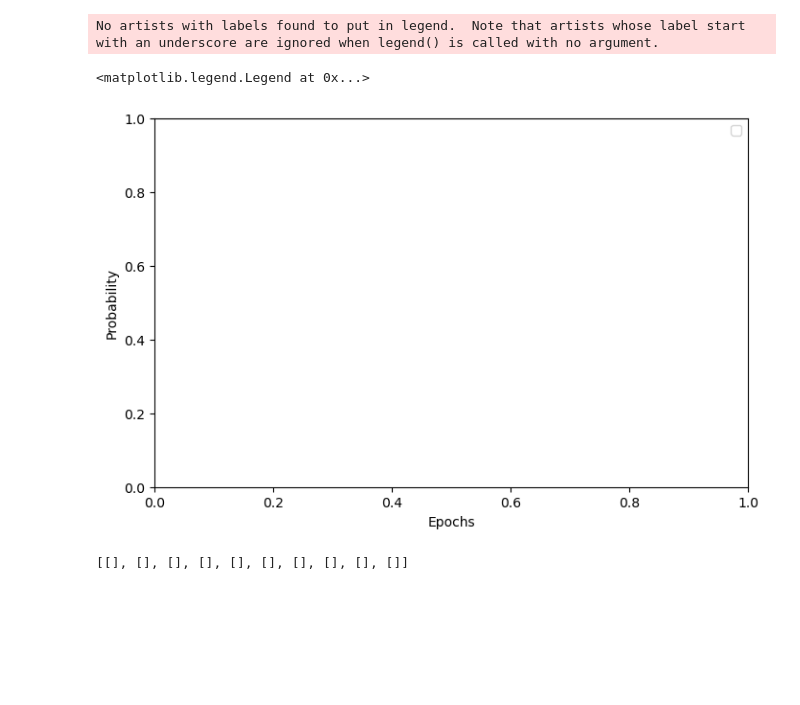
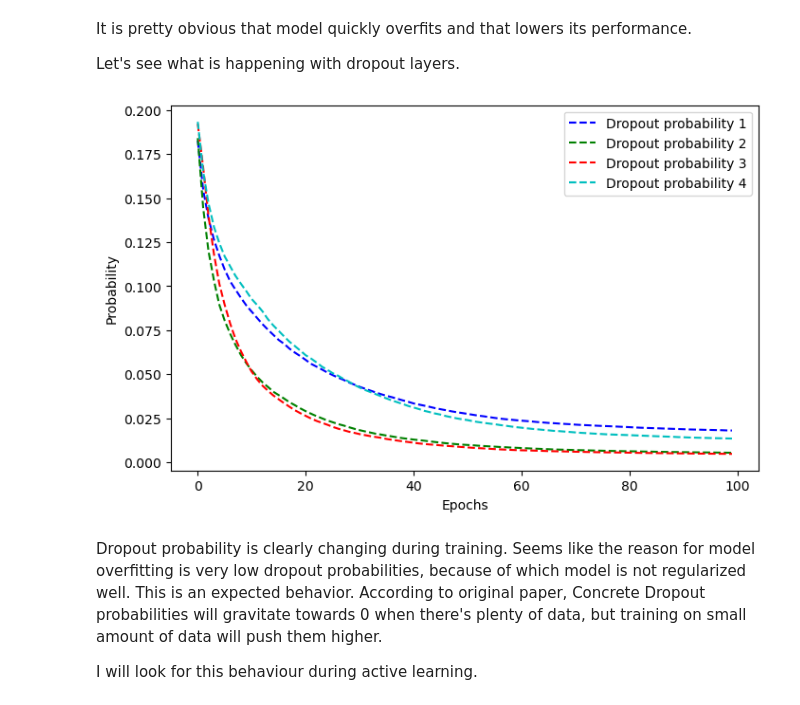
Before and after one commit to nealkafree/MonteCarloSampling, a Jupyter notebook: 2.Refining_the_model.ipynb, the cells around one changed output. Cells and saved outputs as stored; diff of their text form; code cells hidden in the pictures; blank space fills up the shorter version.

```diff
--- a/2.Refining_the_model.ipynb
+++ b/2.Refining_the_model.ipynb
@@ -72,8 +93,5 @@ Test accuracy: 91.2100%, test loss: 0.3467
 # %%
-train_loader = DataLoader(train_data[:split], batch_size=32, shuffle=False)
-validation_loader = DataLoader(train_data[split:], batch_size=32, shuffle=False)
-
-cnn_model = model.SOLDropoutCNN(0.2)
+cnn_model = model.SOLDropoutCNN(0.2).to(device)
 
 torch.manual_seed(42)
 optimizer = torch.optim.SGD(cnn_model.parameters(), lr=0.001, momentum=0.9)
@@ -88,7 +106,5 @@ visualization.loss_plot(history['train_loss'], history['valid_loss'])
 # %%
-test_loader = DataLoader(test_data, batch_size=32, shuffle=False)
-
-trained_model = model.SOLDropoutCNN(0.2)
+trained_model = model.SOLDropoutCNN(0.2).to(device)
 trained_model.load_state_dict(checkpoint['state_dict'])
 
 test_acc, test_loss = train.step(trained_model, test_loader, loss_fn, _, test=True)
@@ -100,10 +128,7 @@ Test accuracy: 91.0282%, test loss: 0.3654
 # %%
-train_loader = DataLoader(train_data[:split], batch_size=32, shuffle=False)
-validation_loader = DataLoader(train_data[split:], batch_size=32, shuffle=False)
-
-cnn_model = model.ConcreteDropoutCNN()
+cnn_model = model.ConcreteDropoutCNN(1e-6, 1e-5).to(device)
 
 torch.manual_seed(42)
 optimizer = torch.optim.SGD(cnn_model.parameters(), lr=0.001, momentum=0.9)
+
+checkpoint, history = train.train_model_with_sampling(cnn_model, train_loader, validation_loader, 100, loss_fn, optimizer, num_classes=10, t=50, disable_logs=True)
-# %%
-checkpoint, history = train.train_model_with_sampling(cnn_model, train_loader, validation_loader, 10, loss_fn, optimizer, 10, t=1, disable_logs=False)
@@ -147,26 +150,14 @@ Test accuracy: 86.2884%, test loss: 0.4998
+# %% [markdown]
+It is pretty obvious that model quickly overfits and that lowers its performance.
+
+Let's see what is happening with dropout layers.
 # %%
-import matplotlib.pyplot as plt
-import numpy as np
-
-probability_changes = np.array(history['probs']).T
-
-colors = ['b', 'g', 'r', 'c']
-
-plt.figure(figsize=(8, 5))
-for i, layer_prob in enumerate(probability_changes):
-    plt.plot(
-        layer_prob, color=colors[i], linestyle='dashed',
-        label='Dropout probability ' + str(i + 1)
-    )
-
-plt.xlabel('Epochs')
-plt.ylabel('Probability')
-plt.legend()
+visualization.plot_dropout_change(history['probs'])
 # %% [output]
-No artists with labels found to put in legend.  Note that artists whose label start with an underscore are ignored when legend() is called with no argument.
-<matplotlib.legend.Legend at 0x...>
-[figure, old version]
+[figure, new version]
-# %%
-history['probs']
-# %% [output]
-[[], [], [], [], [], [], [], [], [], []]
+# %% [markdown]
+Dropout probability is clearly changing during training.
+Seems like the reason for model overfitting is very low dropout probabilities, because of which model is not regularized well.
+This is an expected behavior. According to original paper, Concrete Dropout probabilities will gravitate towards 0 when there's plenty of data, but training on small amount of data will push them higher.
+
+I will look for this behaviour during active learning.
```
Also changed, not shown: parts of 20 cells of this notebook, 6 other files.
